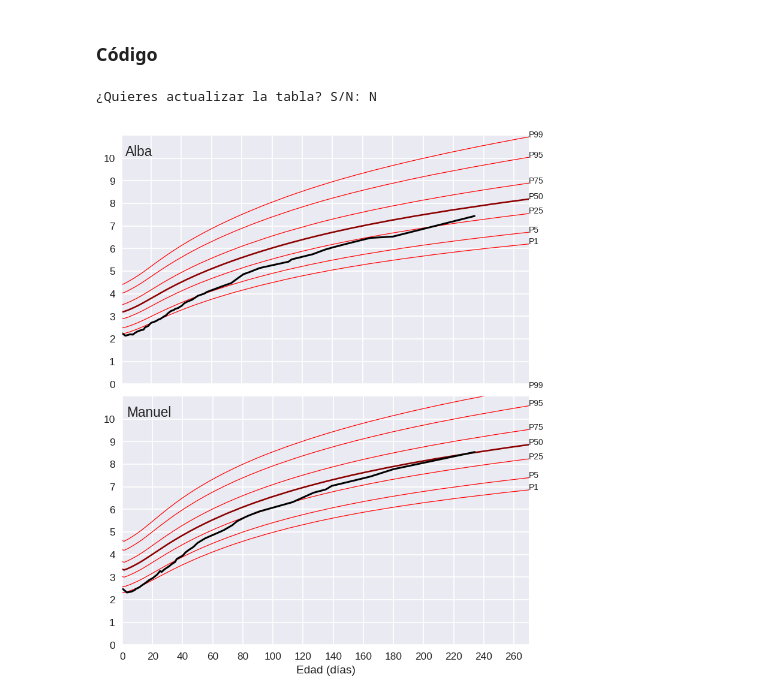
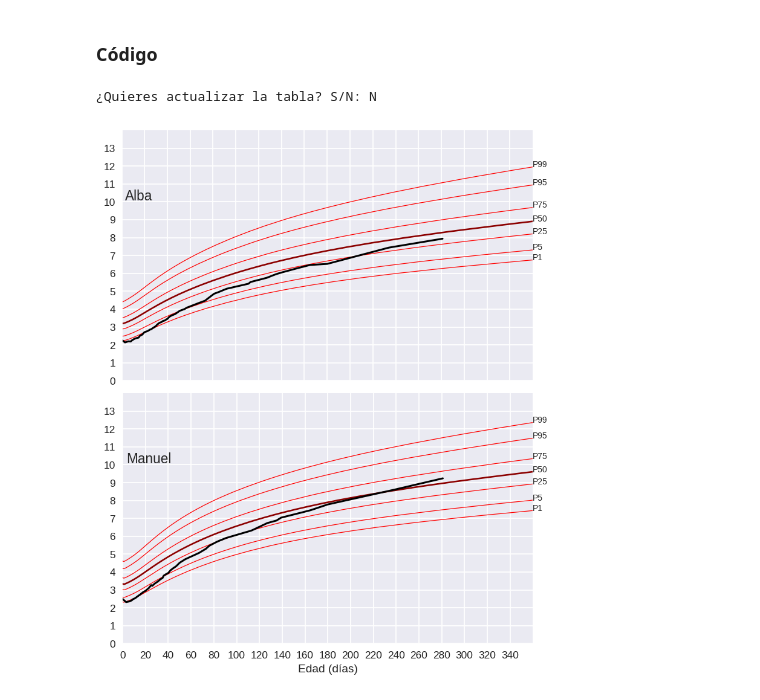
Before and after one commit to otoperalias/miscellanea, a Jupyter notebook: TrackingBabyWeight_Twins.ipynb, the cells around one changed output. Cells and saved outputs as stored; diff of their text form; code cells hidden in the pictures.

```diff
--- a/TrackingBabyWeight_Twins.ipynb
+++ b/TrackingBabyWeight_Twins.ipynb
@@ -73,41 +73,41 @@ fechamax_m=df["m"][pd.notnull(df.m)].idxmax()
 df.loc[:fechamax_m,"m"] = f(df.loc[:fechamax_m,'edad'])
   # Set Age as index
 df=df.set_index("edad")
 
 # Growth standards
 girls=pd.read_csv("https://raw.githubusercontent.com/otoperalias/miscellanea/main/data/wfa_girls_p_exp.csv",sep=";", index_col=0)
 boys=pd.read_csv("https://raw.githubusercontent.com/otoperalias/miscellanea/main/data/wfa_boys_p_exp.csv",sep=";", index_col=0)
 
   # GRÁFICO
 plt.style.use('seaborn')
 fig,(ax1,ax2)=plt.subplots(2,figsize=(7,9),sharex=True, dpi=125)
 # Alba
 girls[["P1","P5","P25","P50","P75","P95","P99"]].plot(ax=ax1, color="red",lw=0.7)
 girls["P50"].plot(ax=ax1, color="darkred",lw=1.5)
 df["a"].plot(ax=ax1,color="black")
 ax1.get_legend().remove()
-ax1.set_xlim(1,270)
-ax1.set_ylim(1,11)
+ax1.set_xlim(1,360)
+ax1.set_ylim(1,14)
 ax1.text(3,10.1,"Alba",size=13)
-ax1.set_yticks(np.arange(0, 11, 1))
+ax1.set_yticks(np.arange(0, 14, 1))
 for p in ["P1","P5","P25","P50","P75","P95","P99"]:
-  ax1.text(270,girls[p].iloc[270],p,size=8)
+  ax1.text(360,girls[p].iloc[360],p,size=8)
 # Manuel
 boys[["P1","P5","P25","P50","P75","P95","P99"]].plot(ax=ax2, color="red",lw=0.7)
 boys["P50"].plot(ax=ax2, color="darkred",lw=1.5)
 df["m"].plot(ax=ax2,color="black")
 ax2.get_legend().remove()
-ax2.set_xlim(1,270)
-ax2.set_ylim(1,11)
+ax2.set_xlim(1,360)
+ax2.set_ylim(1,14)
 ax2.text(3,10.1,"Manuel",size=13)
 ax2.set_xlabel("Edad (días)")
-ax2.set_xticks(np.arange(0, 270, 20))
-ax2.set_xticklabels([x for x in np.arange(0, 280, 20)])
-ax2.set_yticks(np.arange(0, 11, 1))
+ax2.set_xticks(np.arange(0, 360, 20))
+ax2.set_xticklabels([x for x in np.arange(0, 370, 20)])
+ax2.set_yticks(np.arange(0, 14, 1))
 for p in ["P1","P5","P25","P50","P75","P95","P99"]:
-  ax2.text(270,boys[p].iloc[270],p,size=8)
+  ax2.text(360,boys[p].iloc[360],p,size=8)
 plt.subplots_adjust(hspace=0.05)
 plt.show()
 # %% [output]
 ¿Quieres actualizar la tabla? S/N: N
-[figure, old version]
+[figure, new version]
```
